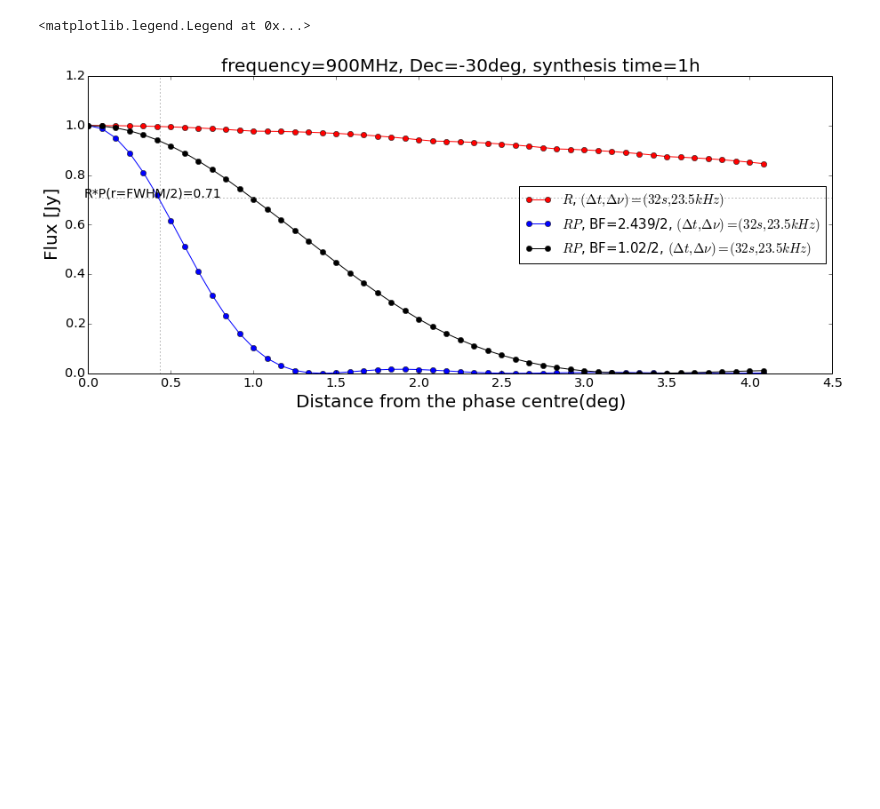
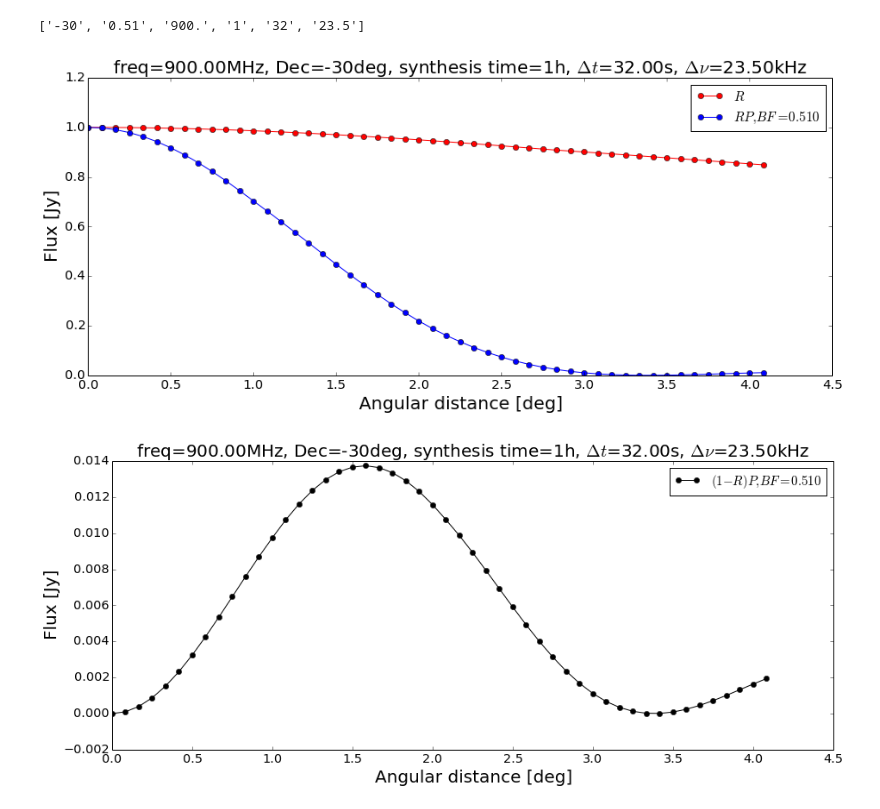
Before and after one commit to atemkeng/MeerKAT_SIM_TIME_FREQ_SMEARING, a Jupyter notebook: plots_averaging_meerkat.ipynb, the cells around one changed output. Saved outputs shown, nothing was run; the diff lists cells and outputs as text; code cells hidden in the pictures; blank space fills up the shorter version.

```diff
--- a/plots_averaging_meerkat.ipynb
+++ b/plots_averaging_meerkat.ipynb
@@ -19,22 +54,9 @@ r1 = np.load("boxcar-int32.00s-bandwidth0.02MHz.data")
-# %%
-# beam width (2.439/2)(lambda/D) en radian
-beamwidth = ((2.439*3e8)/(2.*900000000.*13.5))*90./np.pi
-pylab.figure(figsize=(15, 6))
-pylab.plot(r1['radius'], r1['flux'],'r-o',label=r"$R$, $(\Delta t,\Delta \nu)=(32s,23.5kHz)$")
-pylab.plot(rp['radius'], rp['flux'],'b-o',label=r"$RP$, BF=2.439/2, $(\Delta t,\Delta \nu)=(32s,23.5kHz)$")
-
-pylab.plot(r['radius'], r['flux'],'k-o',label=r"$RP$, BF=1.02/2, $(\Delta t,\Delta \nu)=(32s,23.5kHz)$")
-pylab.axvline(x=beamwidth/2.,color="0.5",ls=':')
-pylab.axhline(y=rp['flux'][5]-0.01,color="0.5",ls=':')
-pylab.title("frequency=900MHz, Dec=-30deg, synthesis time=1h",fontsize=text_size_label)
-pylab.annotate('R*P(r=FWHM/2)=%.2f'%(rp['flux'][5]-0.01), xy=(149, 195),
-                xycoords='axes points',
-                horizontalalignment='right', verticalalignment='bottom',
-                fontsize=14)
-
-pylab.xlabel("Distance from the phase centre(deg)",fontsize=text_size_label)
-pylab.ylabel("Flux [Jy]",fontsize=text_size_label)
-pylab.legend(loc="center right")
-# %% [output]
-<matplotlib.legend.Legend at 0x...>
-[figure, removed]
+# %%
+# RP for frequency=900MHz, delta_t=32s, delta_f=23.5kHz, Dec=-30deg, synthesis time=1h, total bandwidth=117.5kHz
+RP = np.load("rp_1.02lambada_dec-30_900MHz_int32s_channel32.5kHz-synthesis1h.data")
+plots(RP,R,"-30,0.51,900.,1,32,23.5")
+plotx(RP,R,"-30,0.51,900.,1,32,23.5")
+# %% [output]
+['-30', '0.51', '900.', '1', '32', '23.5']
+[figure, added]
+[figure, added]
```
Also changed, not shown: parts of 6 cells of this notebook, 7 other files.
